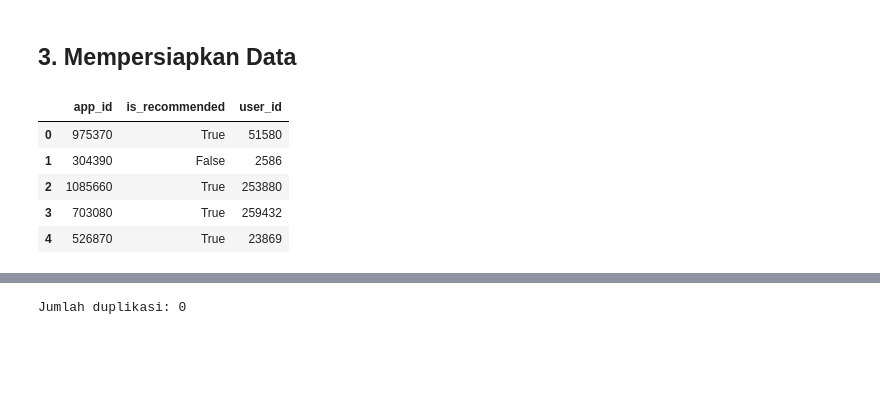
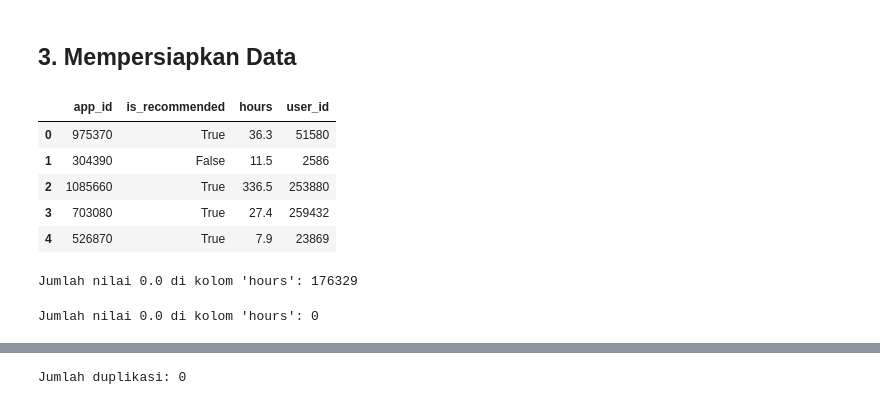
Before and after one commit to zhulkhoirr/Steam-Recommendation-System, a Jupyter notebook: SteamRecommendationSystem.ipynb, the cells around one changed output, grey strips where cells are left out. Cells and saved outputs as stored; diff of their text form; code cells hidden in the pictures; blank space fills up the shorter version.

```diff
--- a/SteamRecommendationSystem.ipynb
+++ b/SteamRecommendationSystem.ipynb
@@ -105,13 +105,19 @@ games_metadata_df.sample(5)
 # %% [markdown]
 ## 3. Mempersiapkan Data
 # %%
-recommendations_df = pd.read_csv('recommendations.csv', usecols=['app_id', 'is_recommended', 'user_id'])
+recommendations_df = pd.read_csv('recommendations.csv', usecols=['app_id', 'is_recommended', 'user_id', 'hours'])
 
 recommendations_df.head(5)
 # %% [output]
-|  | app_id | is_recommended | user_id |
-| 0 | 975370 | True | 51580 |
-| 1 | 304390 | False | 2586 |
-| 2 | 1085660 | True | 253880 |
-| 3 | 703080 | True | 259432 |
-| 4 | 526870 | True | 23869 |
+|  | app_id | is_recommended | hours | user_id |
+| 0 | 975370 | True | 36.3 | 51580 |
+| 1 | 304390 | False | 11.5 | 2586 |
+| 2 | 1085660 | True | 336.5 | 253880 |
+| 3 | 703080 | True | 27.4 | 259432 |
+| 4 | 526870 | True | 7.9 | 23869 |
+# %%
+hours_count = recommendations_df[recommendations_df['hours'] == 0.0].count()
+
+print(f"Jumlah nilai 0.0 di kolom 'hours': {hours_count['hours']}")
+# %% [output]
+Jumlah nilai 0.0 di kolom 'hours': 176329
@@ -118,3 +126,9 @@ recommendations_df.head(5)
+# %%
+zero_hours_count = (recommendations_df['hours'] == 0.0).sum()
+
+print(f"Jumlah nilai 0.0 di kolom 'hours': {zero_hours_count}")
+# %% [output]
+Jumlah nilai 0.0 di kolom 'hours': 0
 # %%
 n_recommendations = recommendations_df['user_id'].value_counts()
 print(n_recommendations)
```
Also changed, not shown: parts of 23 cells of this notebook.
